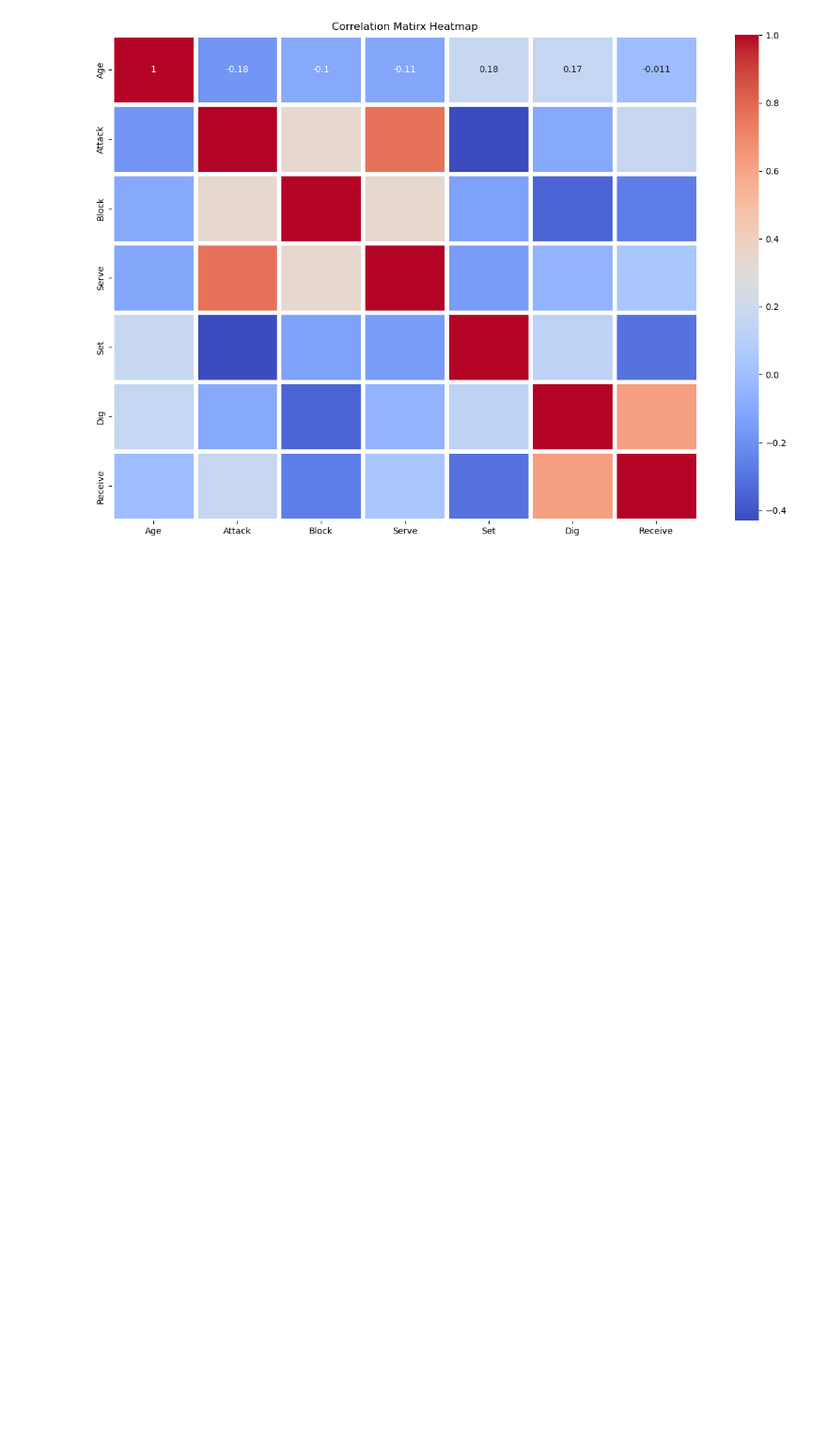
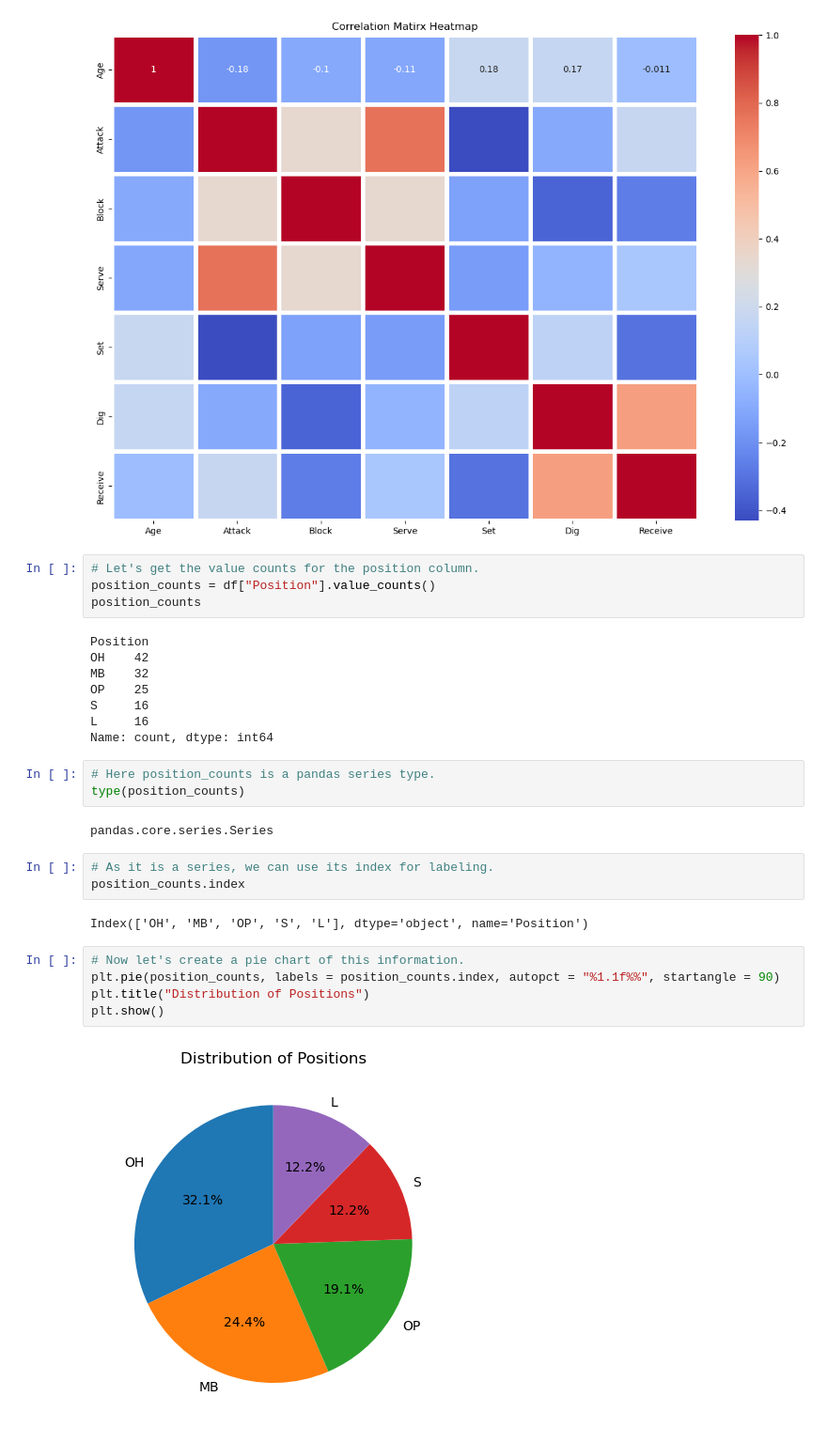
Before and after one commit to 06kunal/Exploratory_Data_Analysis, a Jupyter notebook: Project-Volleyball_Dataset/Volleyball_dataset_Analysis.ipynb, the cells around one changed output. Shown: that part at 94% size. Cells and saved outputs as stored; diff of their text form; blank space fills up the shorter version.

```diff
--- a/Project-Volleyball_Dataset/Volleyball_dataset_Analysis.ipynb
+++ b/Project-Volleyball_Dataset/Volleyball_dataset_Analysis.ipynb
@@ -116,3 +119,32 @@ plt.title("Correlation Matirx Heatmap")
 plt.show()
 # %% [output]
 [figure]
+# %%
+# Let's get the value counts for the position column.
+position_counts = df["Position"].value_counts()
+position_counts
+# %% [output]
+Position
+OH    42
+MB    32
+OP    25
+S     16
+L     16
+Name: count, dtype: int64
+# %%
+# Here position_counts is a pandas series type.
+type(position_counts)
+# %% [output]
+pandas.core.series.Series
+# %%
+# As it is a series, we can use its index for labeling.
+position_counts.index
+# %% [output]
+Index(['OH', 'MB', 'OP', 'S', 'L'], dtype='object', name='Position')
+# %%
+# Now let's create a pie chart of this information.
+plt.pie(position_counts, labels = position_counts.index, autopct = "%1.1f%%", startangle = 90)
+plt.title("Distribution of Positions")
+plt.show()
+# %% [output]
+[figure, added]
```
Also changed, not shown: parts of 18 cells of this notebook.
